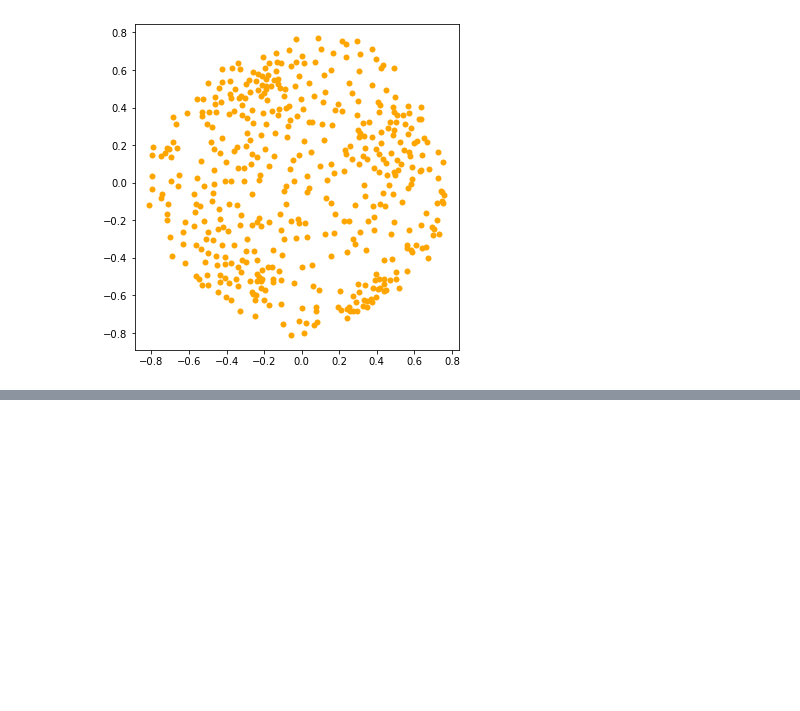
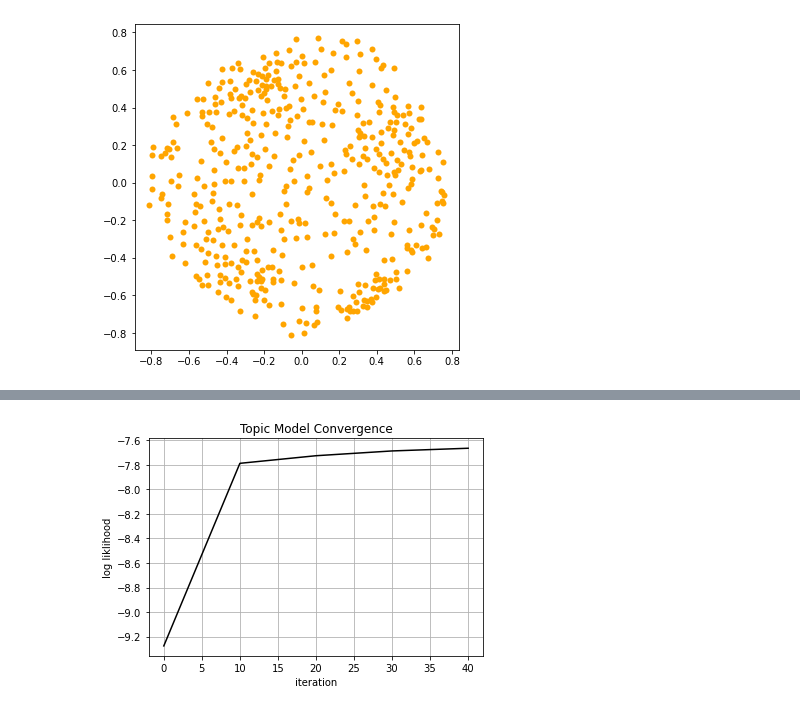
Before and after one commit to nkinnaird/StormlightArchiveNLP, a Jupyter notebook: code/vectorizeText.ipynb, the cells around one changed output, grey strips where cells are left out. Cells and saved outputs as stored; diff of their text form; code cells hidden in the pictures; blank space fills up the shorter version.

```diff
--- a/code/vectorizeText.ipynb
+++ b/code/vectorizeText.ipynb
@@ -325,0 +375,19 @@ plt.show()
+# %%
+import re
+p = re.compile("(-*\d+\.\d+) per-word .* (\d+\.\d+) perplexity")
+matches = [p.findall(l) for l in open('gensim.log')]
+matches = [m for m in matches if len(m) > 0]
+tuples = [t[0] for t in matches]
+perplexity = [float(t[1]) for t in tuples]
+liklihood = [float(t[0]) for t in tuples]
+iter = list(range(0,len(tuples)*10,10))
+plt.plot(iter,liklihood,c="black")
+plt.ylabel("log liklihood")
+plt.xlabel("iteration")
+plt.title("Topic Model Convergence")
+plt.grid()
+plt.show()
+# plt.savefig("convergence_liklihood.pdf")
+# plt.close()
+# %% [output]
+[figure, added]
```
Also changed, not shown: parts of 11 cells of this notebook.
